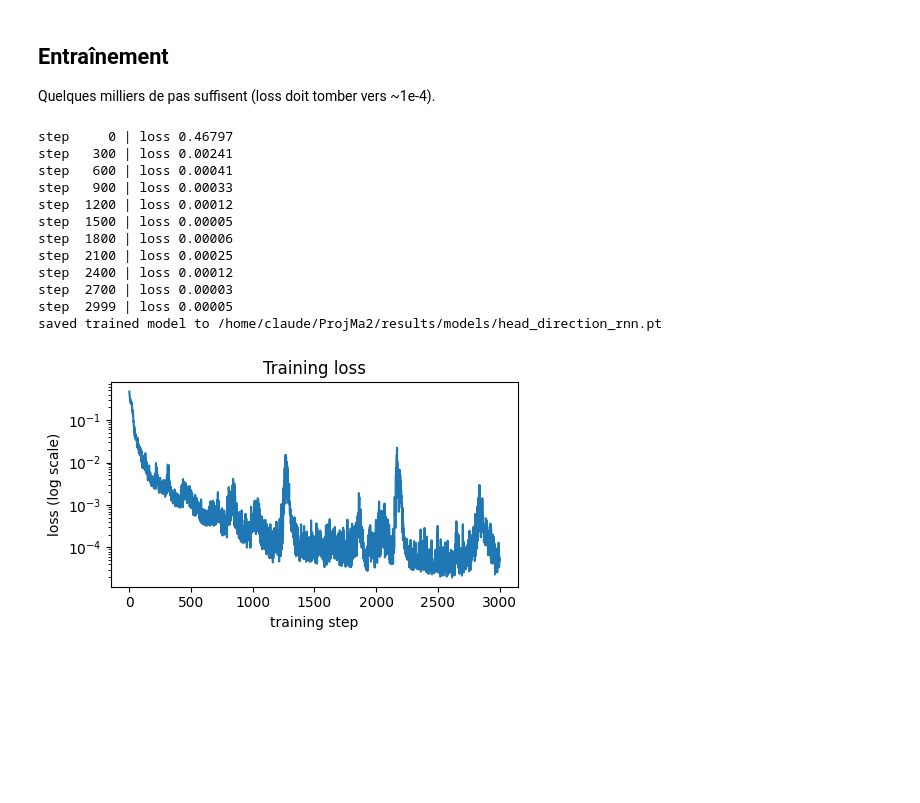
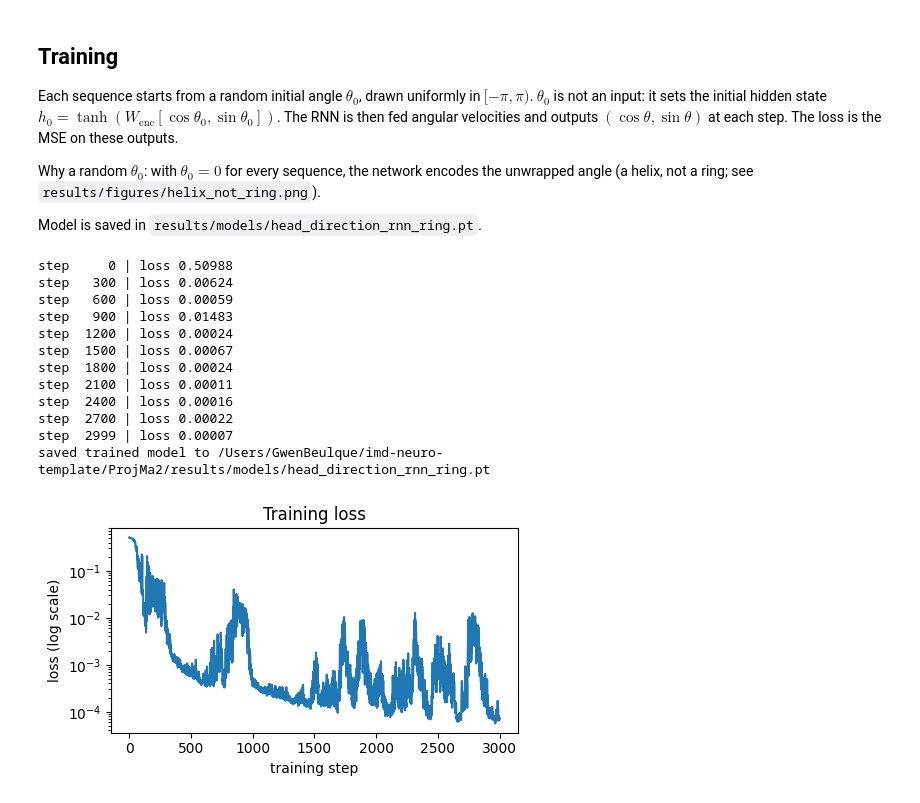
Before and after one commit to itiskawa/imd-neuro-template, a Jupyter notebook: ProjMa2/notebooks/01_train_rnn.ipynb, the cells around one changed output. Saved outputs shown, nothing was run; the diff lists cells and outputs as text; code cells hidden in the pictures; blank space fills up the shorter version.

```diff
--- a/ProjMa2/notebooks/01_train_rnn.ipynb
+++ b/ProjMa2/notebooks/01_train_rnn.ipynb
@@ -24,34 +29,40 @@ from model import HeadDirectionRNN
 from train import train
 from simulate import simulate
 # %% [markdown]
-## Entraînement
+## Training
 
-Quelques milliers de pas suffisent (loss doit tomber vers ~1e-4).
+Each sequence starts from a random initial angle $\theta_0$, drawn uniformly in $[-\pi, \pi)$. $\theta_0$ is not an input: it sets the initial hidden state $h_0 = \tanh(W_\text{enc}[\cos\theta_0, \sin\theta_0])$. The RNN is then fed angular velocities and outputs $(\cos\theta, \sin\theta)$ at each step. The loss is the MSE on these outputs.
+
+Why a random $\theta_0$: with $\theta_0 = 0$ for every sequence, the network encodes the unwrapped angle (a helix, not a ring; see `results/figures/helix_not_ring.png`).
+
+Model is saved in `results/models/head_direction_rnn_ring.pt`.
 # %%
-model, losses = train(n_steps=3000, log_every=300)
+RANDOM_THETA0 = True
+
+model, losses = train(n_steps=3000, seq_len=200, log_every=300, random_theta0=RANDOM_THETA0)
 
 plt.figure(figsize=(5,3))
 plt.plot(losses)
 plt.yscale("log")
 plt.xlabel("training step")
 plt.ylabel("loss (log scale)")
 plt.title("Training loss")
 plt.tight_layout()
 plt.show()
 # %% [output]
-step     0 | loss 0.46797
-step   300 | loss 0.00241
-step   600 | loss 0.00041
-step   900 | loss 0.00033
-step  1200 | loss 0.00012
-step  1500 | loss 0.00005
-step  1800 | loss 0.00006
-step  2100 | loss 0.00025
-step  2400 | loss 0.00012
-step  2700 | loss 0.00003
-step  2999 | loss 0.00005
-saved trained model to /home/claude/ProjMa2/results/models/head_direction_rnn.pt
+step     0 | loss 0.50988
+step   300 | loss 0.00624
+step   600 | loss 0.00059
+step   900 | loss 0.01483
+step  1200 | loss 0.00024
+step  1500 | loss 0.00067
+step  1800 | loss 0.00024
+step  2100 | loss 0.00011
+step  2400 | loss 0.00016
+step  2700 | loss 0.00022
+step  2999 | loss 0.00007
+saved trained model to /Users/GwenBeulque/imd-neuro-template/ProjMa2/results/models/head_direction_rnn_ring.pt
-[figure, old version]
+[figure, new version]
 # %% [markdown]
 ## Simulation
 
```
Also changed, not shown: parts of 10 cells of this notebook, 13 other files.
